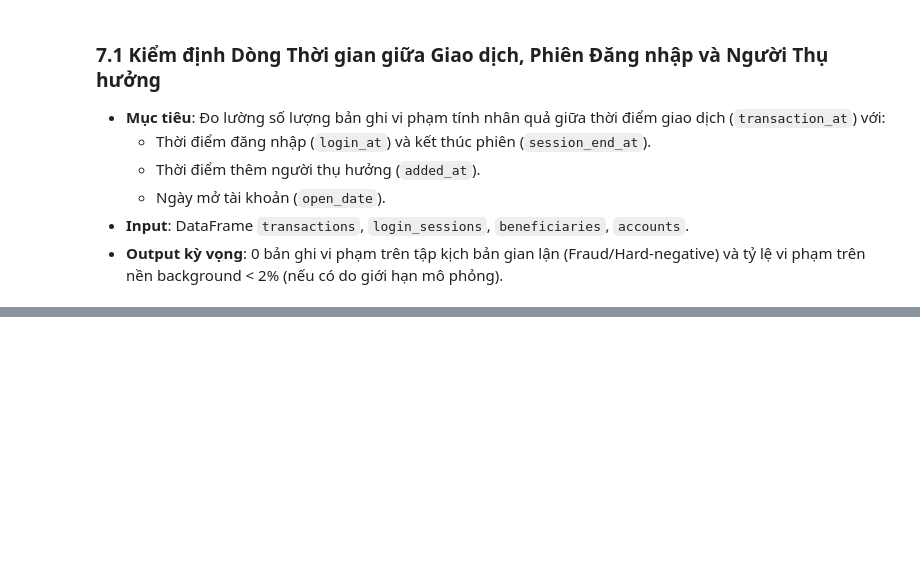
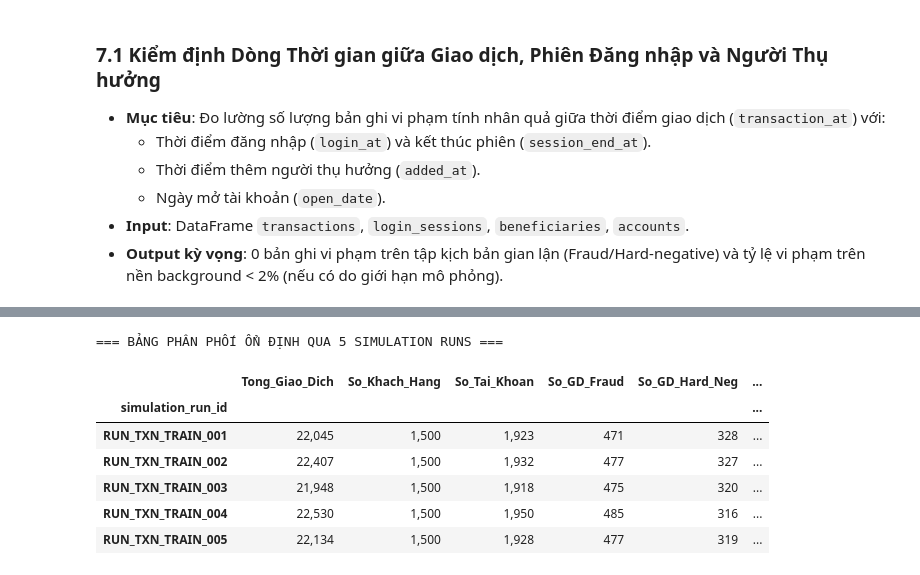
Before and after one commit to conluoi123/SAS-FRAUD, a Jupyter notebook: notebooks/01_data_quality.ipynb, the cells around one changed output, grey strips where cells are left out. Drawn from its saved outputs; the diff is of its cells as text; code cells hidden in the pictures; blank space fills up the shorter version.

```diff
--- a/notebooks/01_data_quality.ipynb
+++ b/notebooks/01_data_quality.ipynb
@@ -1053,0 +1068,59 @@ for r in causality_results:
+# %%
+# Gán nhãn tạm thời để đo lường độ ổn định phân phối giữa các run
+bridge_df = tables["scenario_event_entities"]
+bridge_txn = bridge_df[bridge_df["entity_type"] == "transaction"].set_index("entity_id")
+
+txn_run_df = tables["transactions"].copy()
+txn_run_df["target_fraud"] = txn_run_df["transaction_id"].map(bridge_txn["target_fraud"]).fillna("0").astype(int)
+txn_run_df["hard_negative"] = txn_run_df["transaction_id"].map(bridge_txn["hard_negative"]).fillna("0").astype(int)
+txn_run_df["amount_num"] = pd.to_numeric(txn_run_df["amount"], errors="coerce")
+
+run_summary = txn_run_df.groupby("simulation_run_id").agg(
+    Tong_Giao_Dich=("transaction_id", "count"),
+    So_Khach_Hang=("customer_id", "nunique"),
+    So_Tai_Khoan=("account_id", "nunique"),
+    So_GD_Fraud=("target_fraud", "sum"),
+    So_GD_Hard_Neg=("hard_negative", "sum"),
+    So_Tien_Trung_Binh=("amount_num", "mean"),
+    So_Tien_Trung_Vi=("amount_num", "median")
+)
+
+run_summary["Ty_Le_Fraud (%)"] = (run_summary["So_GD_Fraud"] / run_summary["Tong_Giao_Dich"]) * 100
+run_summary["Ty_Le_Hard_Neg (%)"] = (run_summary["So_GD_Hard_Neg"] / run_summary["Tong_Giao_Dich"]) * 100
+
+print("=== BẢNG PHÂN PHỐI ỔN ĐỊNH QUA 5 SIMULATION RUNS ===")
+display(run_summary.style.format({
+    "Tong_Giao_Dich": "{:,}",
+    "So_Khach_Hang": "{:,}",
+    "So_Tai_Khoan": "{:,}",
+    "So_GD_Fraud": "{:,}",
+    "So_GD_Hard_Neg": "{:,}",
+    "So_Tien_Trung_Binh": "{:,.0f} đ",
+    "So_Tien_Trung_Vi": "{:,.0f} đ",
+    "Ty_Le_Fraud (%)": "{:.3f}%",
+    "Ty_Le_Hard_Neg (%)": "{:.3f}%"
+}))
+
+# Đánh giá hệ số biến thiên (Coefficient of Variation) của tỷ lệ fraud
+fraud_rates = run_summary["Ty_Le_Fraud (%)"]
+cv_fraud = (fraud_rates.std() / fraud_rates.mean()) * 100
+
+status_stability = "PASS" if cv_fraud < 5.0 else "WARN"
+
+log_dq(
+    check_name="Cross-Run Distribution Stability",
+    table_col="simulation_run_id (5 runs)",
+    actual=f"Fraud Rate Mean: {fraud_rates.mean():.3f}%, CV: {cv_fraud:.2f}%",
+    expected="CV < 5% (Phân phối ổn định tuyệt đối)",
+    status=status_stability,
+    action="Dữ liệu 5 run cực kỳ ổn định, phù hợp để chia Holdout Run hoặc K-Fold"
+)
+# %% [output]
+=== BẢNG PHÂN PHỐI ỔN ĐỊNH QUA 5 SIMULATION RUNS ===
+|  | Tong_Giao_Dich | So_Khach_Hang | So_Tai_Khoan | So_GD_Fraud | So_GD_Hard_Neg | ... |
+| simulation_run_id |  |  |  |  |  | ... |
+| RUN_TXN_TRAIN_001 | 22,045 | 1,500 | 1,923 | 471 | 328 | ... |
+| RUN_TXN_TRAIN_002 | 22,407 | 1,500 | 1,932 | 477 | 327 | ... |
+| RUN_TXN_TRAIN_003 | 21,948 | 1,500 | 1,918 | 475 | 320 | ... |
+| RUN_TXN_TRAIN_004 | 22,530 | 1,500 | 1,950 | 485 | 316 | ... |
+| RUN_TXN_TRAIN_005 | 22,134 | 1,500 | 1,928 | 477 | 319 | ... |
```
Also changed, not shown: parts of 17 cells of this notebook, 10 other files.
